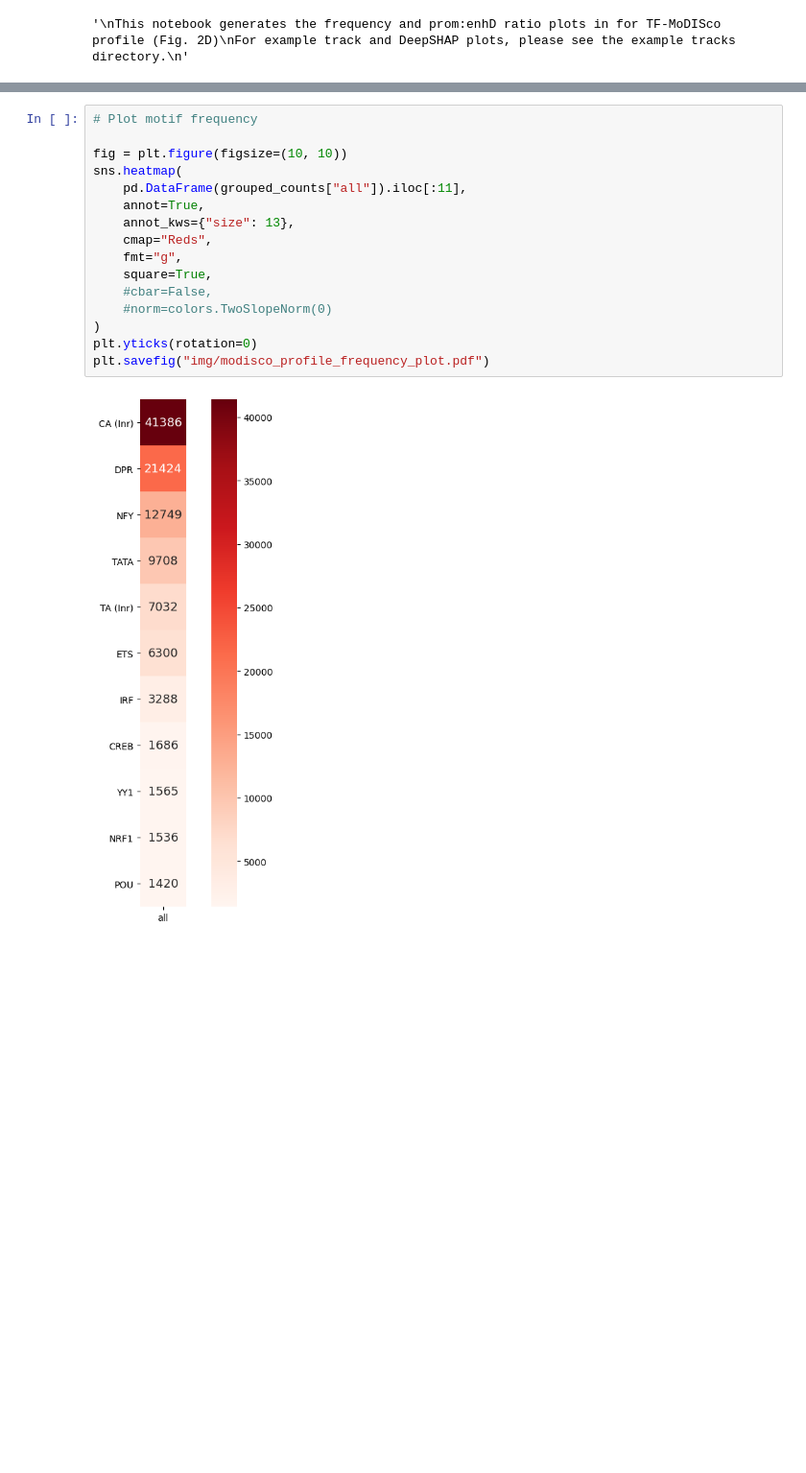
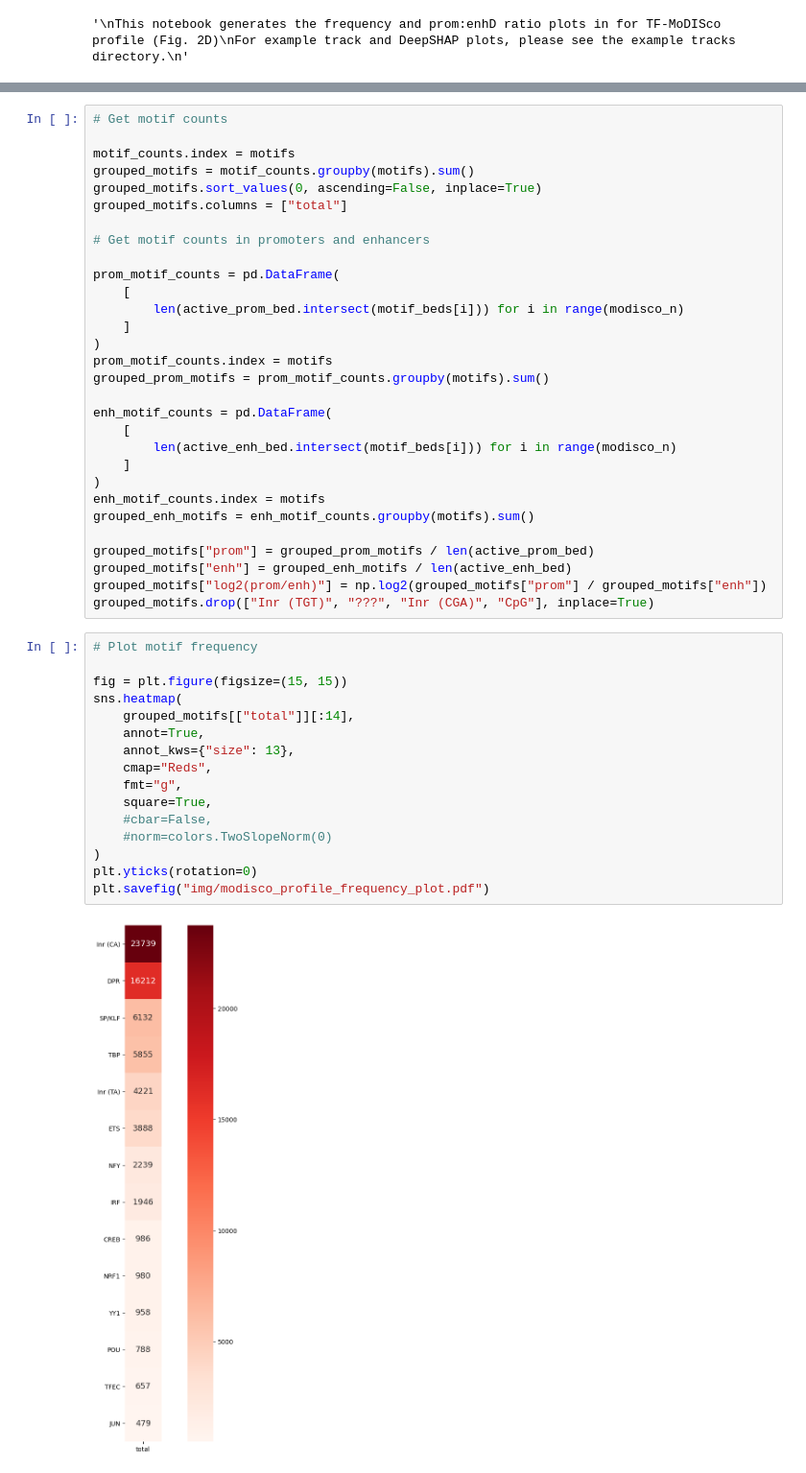
Before and after one commit to Danko-Lab/clipnet_paper, a Jupyter notebook: modisco_motif_frequency/modisco_profile_frequency_plot.ipynb, the cells around one changed output, grey strips where cells are left out. Shown at 96% size. Drawn from its saved outputs; the diff is of its cells as text; blank space fills up the shorter version.

```diff
--- a/modisco_motif_frequency/modisco_profile_frequency_plot.ipynb
+++ b/modisco_motif_frequency/modisco_profile_frequency_plot.ipynb
@@ -179,21 +140,51 @@ grouped_counts = counts.groupby(motifs).sum().sort_values("all", ascending=False
+# %%
+# Get motif counts
+
+motif_counts.index = motifs
+grouped_motifs = motif_counts.groupby(motifs).sum()
+grouped_motifs.sort_values(0, ascending=False, inplace=True)
+grouped_motifs.columns = ["total"]
+
+# Get motif counts in promoters and enhancers
+
+prom_motif_counts = pd.DataFrame(
+    [
+        len(active_prom_bed.intersect(motif_beds[i])) for i in range(modisco_n)
+    ]
+)
+prom_motif_counts.index = motifs
+grouped_prom_motifs = prom_motif_counts.groupby(motifs).sum()
+
+enh_motif_counts = pd.DataFrame(
+    [
+        len(active_enh_bed.intersect(motif_beds[i])) for i in range(modisco_n)
+    ]
+)
+enh_motif_counts.index = motifs
+grouped_enh_motifs = enh_motif_counts.groupby(motifs).sum()
+
+grouped_motifs["prom"] = grouped_prom_motifs / len(active_prom_bed)
+grouped_motifs["enh"] = grouped_enh_motifs / len(active_enh_bed)
+grouped_motifs["log2(prom/enh)"] = np.log2(grouped_motifs["prom"] / grouped_motifs["enh"])
+grouped_motifs.drop(["Inr (TGT)", "???", "Inr (CGA)", "CpG"], inplace=True)
 # %%
 # Plot motif frequency
 
-fig = plt.figure(figsize=(10, 10))
+fig = plt.figure(figsize=(15, 15))
 sns.heatmap(
-    pd.DataFrame(grouped_counts["all"]).iloc[:11],
+    grouped_motifs[["total"]][:14],
     annot=True,
     annot_kws={"size": 13},
     cmap="Reds",
     fmt="g",
     square=True,
     #cbar=False,
     #norm=colors.TwoSlopeNorm(0)
 )
 plt.yticks(rotation=0)
 plt.savefig("img/modisco_profile_frequency_plot.pdf")
 # %% [output]
-[figure, old version]
+[figure, new version]
 # %%
 # Plot log10(prom/enhD)
 
```
Also changed, not shown: parts of 8 cells of this notebook, 51 other files.
